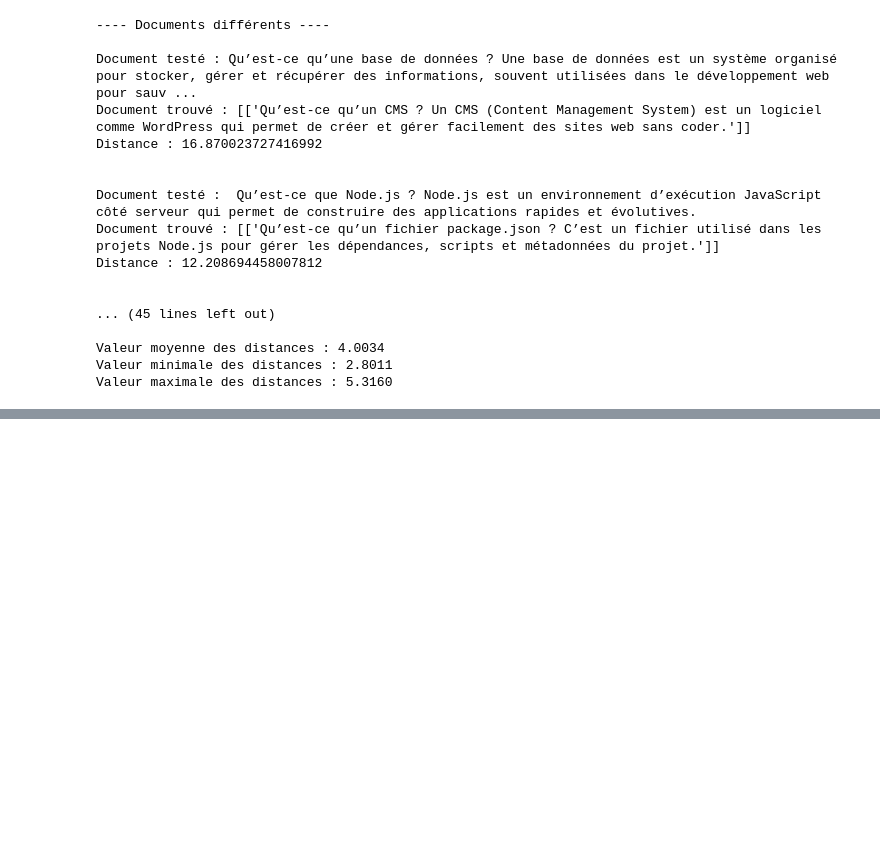
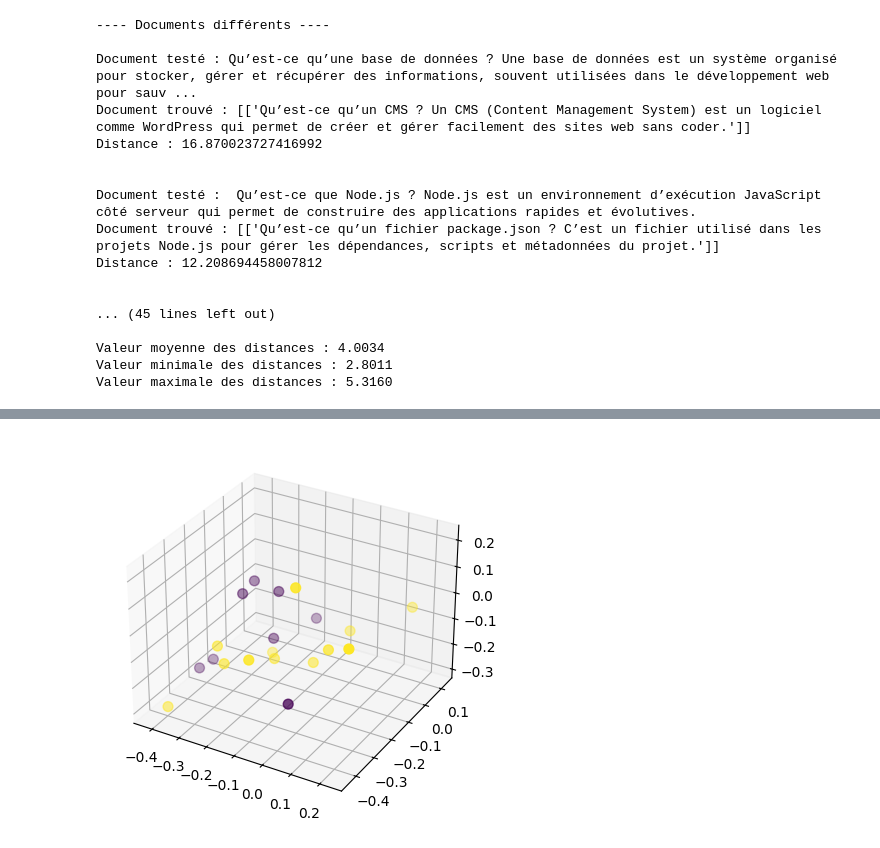
Before and after one commit to antocreadev/chromadb-semantic-search, a Jupyter notebook: main.ipynb, the cells around one changed output, grey strips where cells are left out. Drawn from its saved outputs; the diff is of its cells as text; code cells hidden in the pictures; blank space fills up the shorter version.

Commit message:
add: clustering

```diff
--- a/main.ipynb
+++ b/main.ipynb
@@ -124,0 +155,21 @@ plt.legend()
+# %%
+def cluster_dbscan(embeddings_source, eps, min_samples) :
+    # Utiliser si le model d'embedding ne renvoie pas un np array
+    # embeddings_source_np = np.array(embeddings_source)
+    embeddings_source_np = embeddings_source
+
+
+    cosine_dist_matrix = cosine_distances(embeddings_source_np)
+
+    dbscan = DBSCAN(metric="precomputed", eps=eps, min_samples=min_samples)
+    clusters = dbscan.fit_predict(cosine_dist_matrix)
+
+    print(f"Clusters trouvés : {set(clusters)}")
+    for cluster_id in set(clusters):
+        print(f"\nCluster {cluster_id}:")
+        for i, doc in enumerate(document_source):
+            if clusters[i] == cluster_id:
+                print(f" - {doc}")
+    return clusters
+
+clusters = cluster_dbscan(embeddings_source, 0.5, 2)
@@ -124,0 +194,7 @@ plt.legend()
+# %%
+fig = plt.figure()
+ax = fig.add_subplot(111, projection='3d')
+ax.scatter(embeddings_source[:, 0], embeddings_source[:, 1], embeddings_source[:, 2], c=clusters, s=50, cmap='viridis')
+plt.show()
+# %% [output]
+[figure, added]
```
Also changed, not shown: parts of 7 cells of this notebook, 1 other file.
